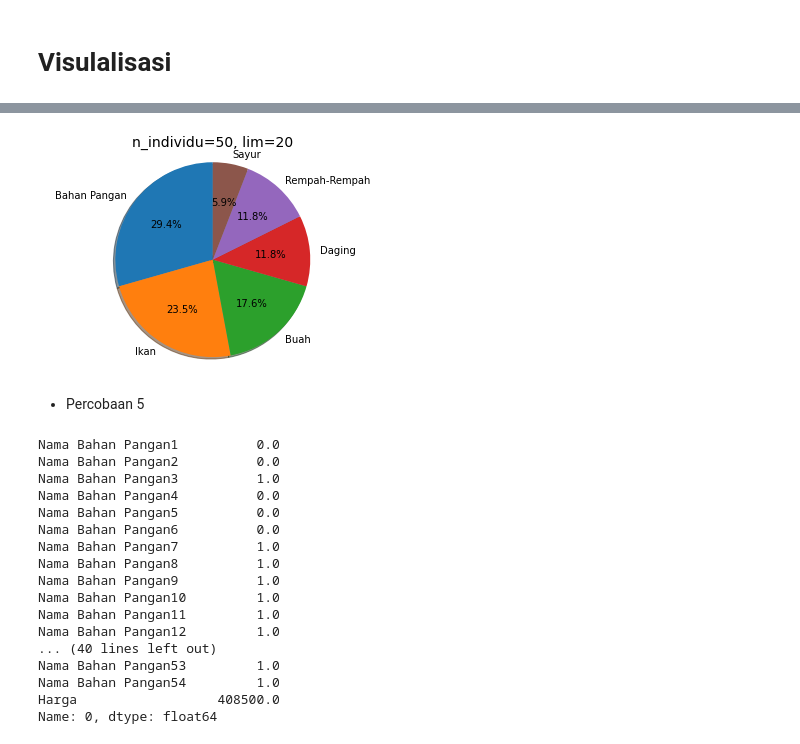
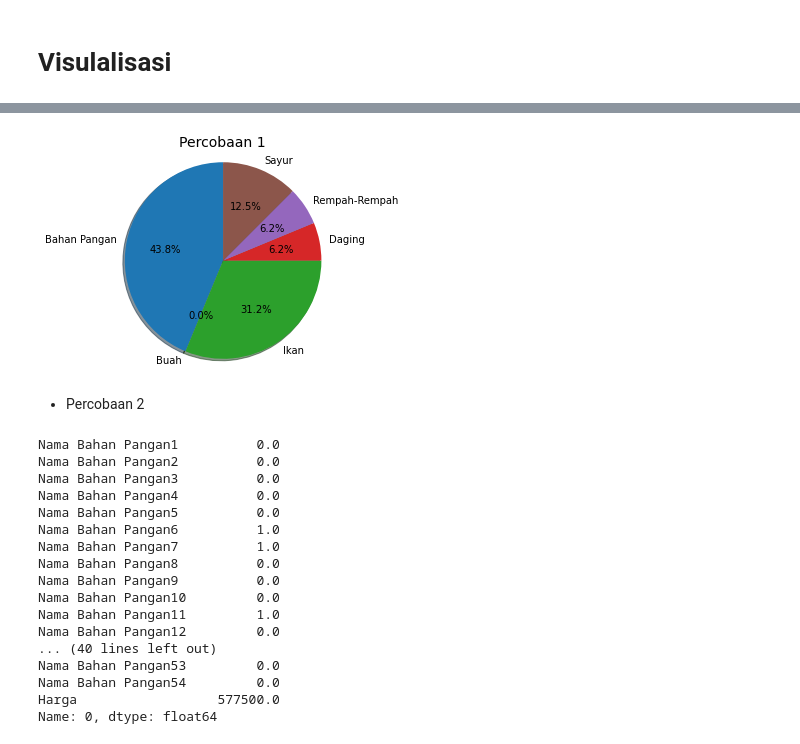
Before and after one commit to michael120450095/rbl_swarmintelligence, a Jupyter notebook: RA_Kelompok 06_120450095_Michael Abednego_RBL.ipynb, the cells around one changed output, grey strips where cells are left out. Saved outputs shown, nothing was run; the diff lists cells and outputs as text; code cells hidden in the pictures.

```diff
--- a/RA_Kelompok 06_120450095_Michael Abednego_RBL.ipynb
+++ b/RA_Kelompok 06_120450095_Michael Abednego_RBL.ipynb
@@ -686,40 +578,40 @@ Sayur            1
 Name: Kategori, dtype: int64
 # %%
-labels = ['Bahan Pangan','Ikan', 'Buah', 'Daging', 'Rempah-Rempah', 'Sayur']
-percents = [5,4,3,2,2,1]
+labels = ['Bahan Pangan', 'Buah', 'Ikan', 'Daging', 'Rempah-Rempah', 'Sayur']
+percents = [7,0,5,1,1,2]
 
 explode = (0, 0, 0, 0, 0, 0)
 fig1, ax1 = plt.subplots()
 ax1.pie(percents, explode=explode, labels=labels, autopct='%1.1f%%', shadow=True, startangle=90)
 ax1.axis('equal')
-ax1.set_title('n_individu=50, lim=20', fontsize=14)
+ax1.set_title('Percobaan 1', fontsize=14)
 plt.show()
 # %% [output]
-[figure, old version]
+[figure, new version]
 # %% [markdown]
-- Percobaan 5
+- Percobaan 2
 # %%
-df2 = pd.read_csv('./hasil1/percobaan5_0.csv')
+df2 = pd.read_csv('./hasilrevisi/percobaan2_0.csv')
 df2 = df2.drop(['Unnamed: 0'], 1)
 df2 = df2[df2['Harga']>0].tail().loc[0]
 df2
 # %% [output]
 Nama Bahan Pangan1          0.0
 Nama Bahan Pangan2          0.0
-Nama Bahan Pangan3          1.0
+Nama Bahan Pangan3          0.0
 Nama Bahan Pangan4          0.0
 Nama Bahan Pangan5          0.0
-Nama Bahan Pangan6          0.0
+Nama Bahan Pangan6          1.0
 Nama Bahan Pangan7          1.0
-Nama Bahan Pangan8          1.0
-Nama Bahan Pangan9          1.0
-Nama Bahan Pangan10         1.0
+Nama Bahan Pangan8          0.0
+Nama Bahan Pangan9          0.0
+Nama Bahan Pangan10         0.0
 Nama Bahan Pangan11         1.0
-Nama Bahan Pangan12         1.0
+Nama Bahan Pangan12         0.0
 ... (40 lines left out)
-Nama Bahan Pangan53         1.0
-Nama Bahan Pangan54         1.0
-Harga                  408500.0
+Nama Bahan Pangan53         0.0
+Nama Bahan Pangan54         0.0
+Harga                  577500.0
 Name: 0, dtype: float64
 # %%
 idx_d = df2.apply( lambda x: x==1)
```
Also changed, not shown: parts of 115 cells of this notebook.
